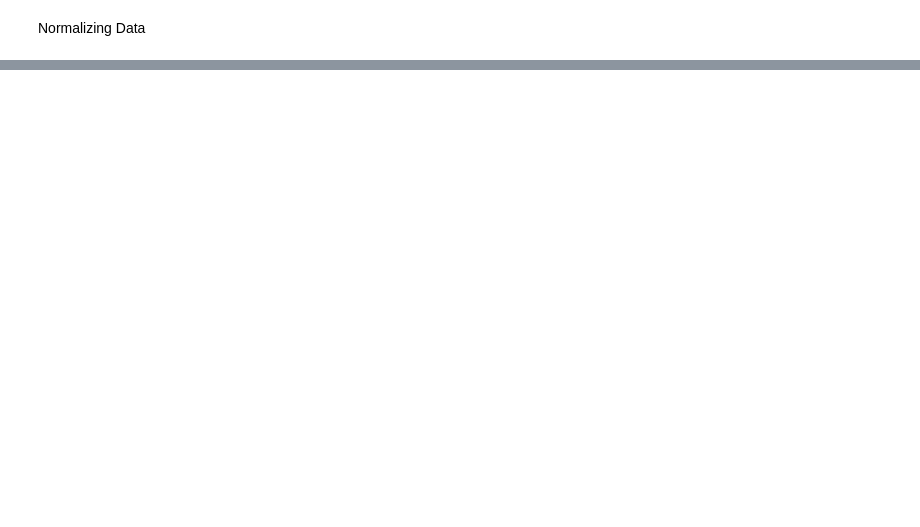
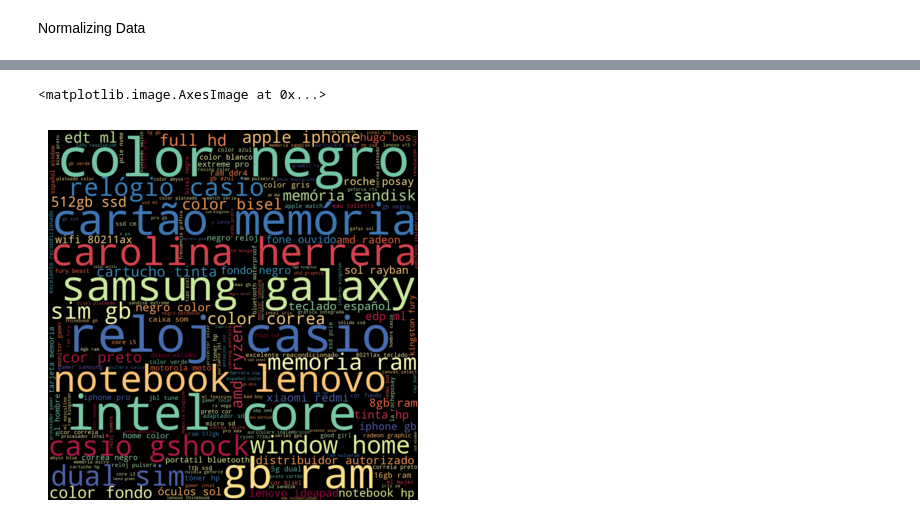
Before and after one commit to candemas97/fakes-detection, a Jupyter notebook: notebooks/text_analysis.ipynb, the cells around one changed output, grey strips where cells are left out. Saved outputs shown, nothing was run; the diff lists cells and outputs as text; code cells hidden in the pictures; blank space fills up the shorter version.

```diff
--- a/notebooks/text_analysis.ipynb
+++ b/notebooks/text_analysis.ipynb
@@ -161,0 +475,14 @@ df_pais
+# %%
+df_country_not_fake["most_important_word"] = df_country_not_fake["normalize"].apply(
+    lambda text: most_important_no_stops(text)
+)
+df_country_not_fake["10_most_important_words"] = df_country_not_fake["normalize"].apply(
+    lambda text: n_most_important_no_stops(text, 10)
+)
+df_country_not_fake["10_more_important_bigrams"] = df_country_not_fake["titles"].apply(
+    lambda text: n_most_important_bigrams(text, 10)
+)
+df_country_not_fake["lexical_richness"] = df_country_not_fake["titles"].apply(
+    lambda tokens: len(set(tokens)) / len(tokens)
+)
+df_country_not_fake
@@ -161,0 +498,10 @@ df_pais
+# %%
+tokens_no_stop_pop = " ".join(df_country_not_fake["normalize"]).split(" ")
+text_pop = df_country_not_fake["titles"]
+wc = wordcloud.WordCloud(width=1500, height=1500, colormap="Spectral")
+wc.generate(" ".join(tokens_no_stop_pop))
+plt.axis("off")
+plt.imshow(wc, interpolation="bilinear")
+# %% [output]
+<matplotlib.image.AxesImage at 0x...>
+[figure, added]
```
Also changed, not shown: parts of 42 cells of this notebook, 1 other file.
